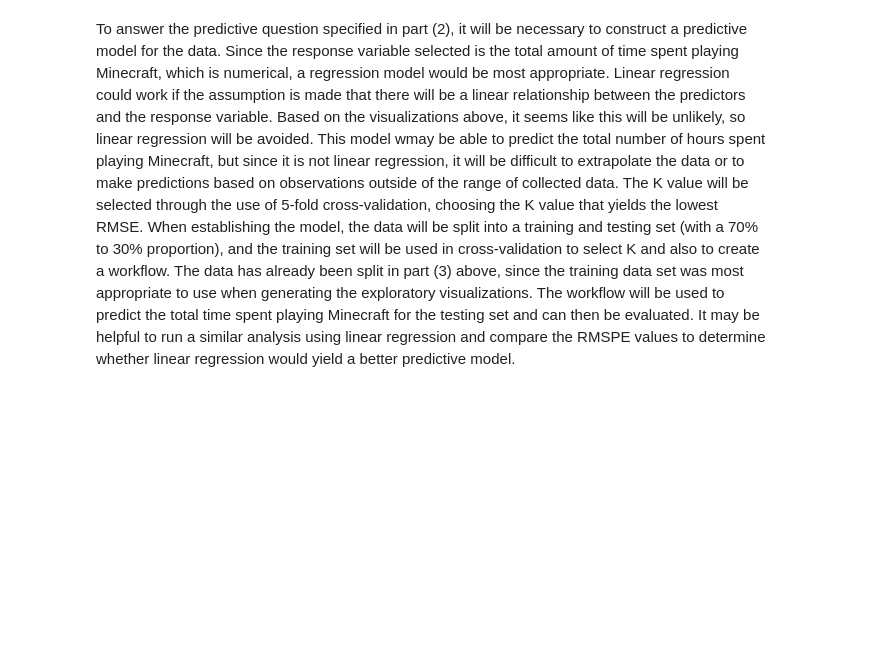
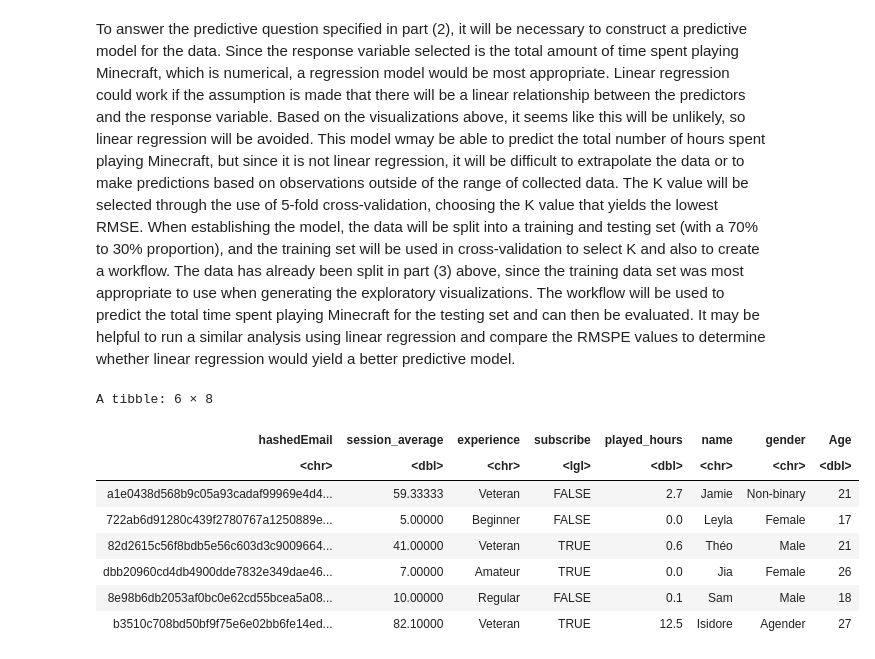
Before and after one commit to lilael-sakhawy/dsci_100_individual_project_planning_stage, a Jupyter notebook: finalproject.ipynb, the cells around one changed output. Cells and saved outputs as stored; diff of their text form; code cells hidden in the pictures; blank space fills up the shorter version.

```diff
--- a/finalproject.ipynb
+++ b/finalproject.ipynb
@@ -344 +343,13 @@ To answer the predictive question specified in part (2), it will be necessary to
+# %%
+head(combined_training)
+# %% [output]
+A tibble: 6 × 8
+| hashedEmail | session_average | experience | subscribe | played_hours | name | gender | Age |
+| <chr> | <dbl> | <chr> | <lgl> | <dbl> | <chr> | <chr> | <dbl> |
+| a1e0438d568b9c05a93cadaf99969e4d4... | 59.33333 | Veteran | FALSE | 2.7 | Jamie | Non-binary | 21 |
+| 722ab6d91280c439f2780767a1250889e... | 5.00000 | Beginner | FALSE | 0.0 | Leyla | Female | 17 |
+| 82d2615c56f8bdb5e56c603d3c9009664... | 41.00000 | Veteran | TRUE | 0.6 | Théo | Male | 21 |
+| dbb20960cd4db4900dde7832e349dae46... | 7.00000 | Amateur | TRUE | 0.0 | Jia | Female | 26 |
+| 8e98b6db2053af0bc0e62cd55bcea5a08... | 10.00000 | Regular | FALSE | 0.1 | Sam | Male | 18 |
+| b3510c708bd50bf9f75e6e02bb6fe14ed... | 82.10000 | Veteran | TRUE | 12.5 | Isidore | Agender | 27 |
 # %%
```
Also changed, not shown: parts of 4 cells of this notebook.
